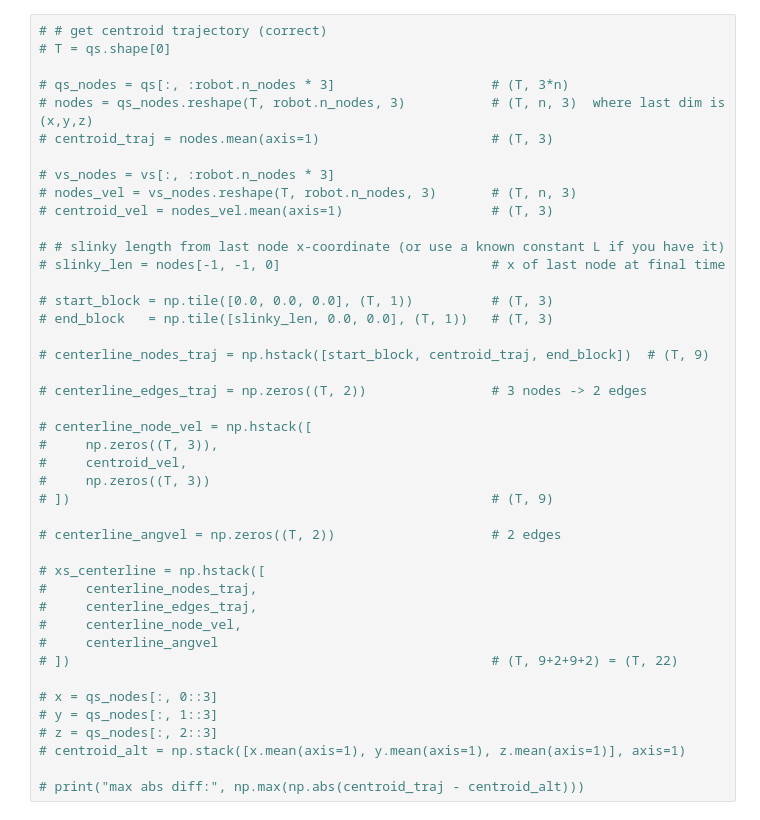
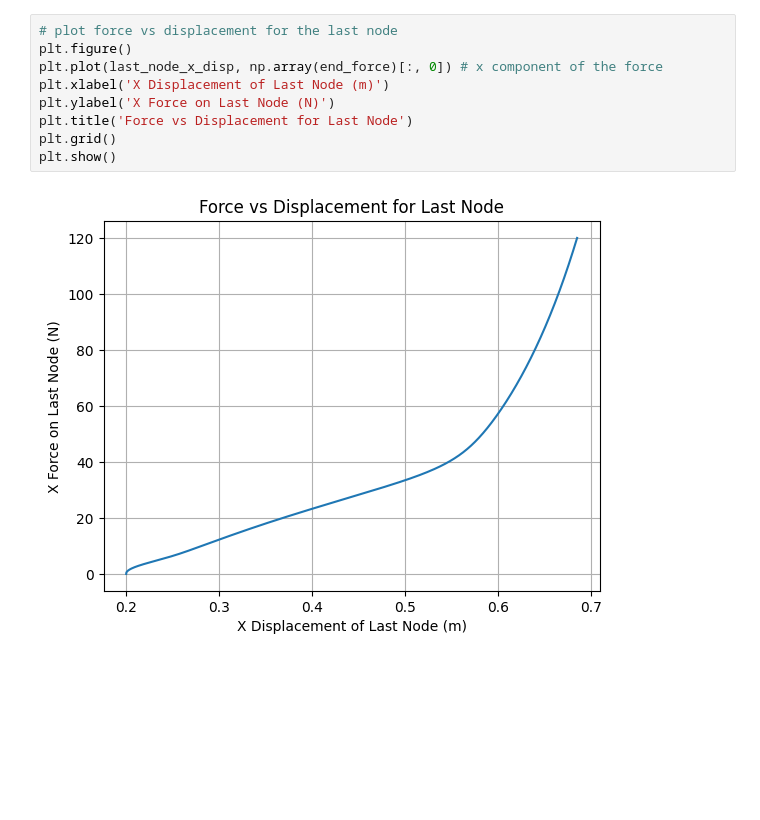
Before and after one commit to StructuresComp/dismech-python, a Jupyter notebook: experiments/slinky_pulling.ipynb, the cells around one changed output. Saved outputs shown, nothing was run; the diff lists cells and outputs as text; blank space fills up the shorter version.

Commit message:
slinky modified

```diff
--- a/experiments/slinky_pulling.ipynb
+++ b/experiments/slinky_pulling.ipynb
@@ -93,46 +111,14 @@ plt.grid()
-# %%
-# # get centroid trajectory (correct)
-# T = qs.shape[0]
-
-# qs_nodes = qs[:, :robot.n_nodes * 3]                    # (T, 3*n)
-# nodes = qs_nodes.reshape(T, robot.n_nodes, 3)           # (T, n, 3)  where last dim is (x,y,z)
-# centroid_traj = nodes.mean(axis=1)                      # (T, 3)
-
-# vs_nodes = vs[:, :robot.n_nodes * 3]
-# nodes_vel = vs_nodes.reshape(T, robot.n_nodes, 3)       # (T, n, 3)
-# centroid_vel = nodes_vel.mean(axis=1)                   # (T, 3)
-
-# # slinky length from last node x-coordinate (or use a known constant L if you have it)
-# slinky_len = nodes[-1, -1, 0]                           # x of last node at final time
-
-# start_block = np.tile([0.0, 0.0, 0.0], (T, 1))          # (T, 3)
-# end_block   = np.tile([slinky_len, 0.0, 0.0], (T, 1))   # (T, 3)
-
-# centerline_nodes_traj = np.hstack([start_block, centroid_traj, end_block])  # (T, 9)
-
-# centerline_edges_traj = np.zeros((T, 2))                # 3 nodes -> 2 edges
-
-# centerline_node_vel = np.hstack([
-#     np.zeros((T, 3)),
-#     centroid_vel,
-#     np.zeros((T, 3))
-# ])                                                      # (T, 9)
-
-# centerline_angvel = np.zeros((T, 2))                    # 2 edges
-
-# xs_centerline = np.hstack([
-#     centerline_nodes_traj,
-#     centerline_edges_traj,
-#     centerline_node_vel,
-#     centerline_angvel
-# ])                                                      # (T, 9+2+9+2) = (T, 22)
-
-# x = qs_nodes[:, 0::3]
-# y = qs_nodes[:, 1::3]
-# z = qs_nodes[:, 2::3]
-# centroid_alt = np.stack([x.mean(axis=1), y.mean(axis=1), z.mean(axis=1)], axis=1)
-
-# print("max abs diff:", np.max(np.abs(centroid_traj - centroid_alt)))
+# %%
+# plot force vs displacement for the last node
+plt.figure()
+plt.plot(last_node_x_disp, np.array(end_force)[:, 0]) # x component of the force
+plt.xlabel('X Displacement of Last Node (m)')
+plt.ylabel('X Force on Last Node (N)')
+plt.title('Force vs Displacement for Last Node')
+plt.grid()
+plt.show()
+# %% [output]
+[figure, added]
 # %%
 # get centroid trajectory (correct)
 T = qs.shape[0]
```
Also changed, not shown: parts of 9 cells of this notebook, 4 other files.
